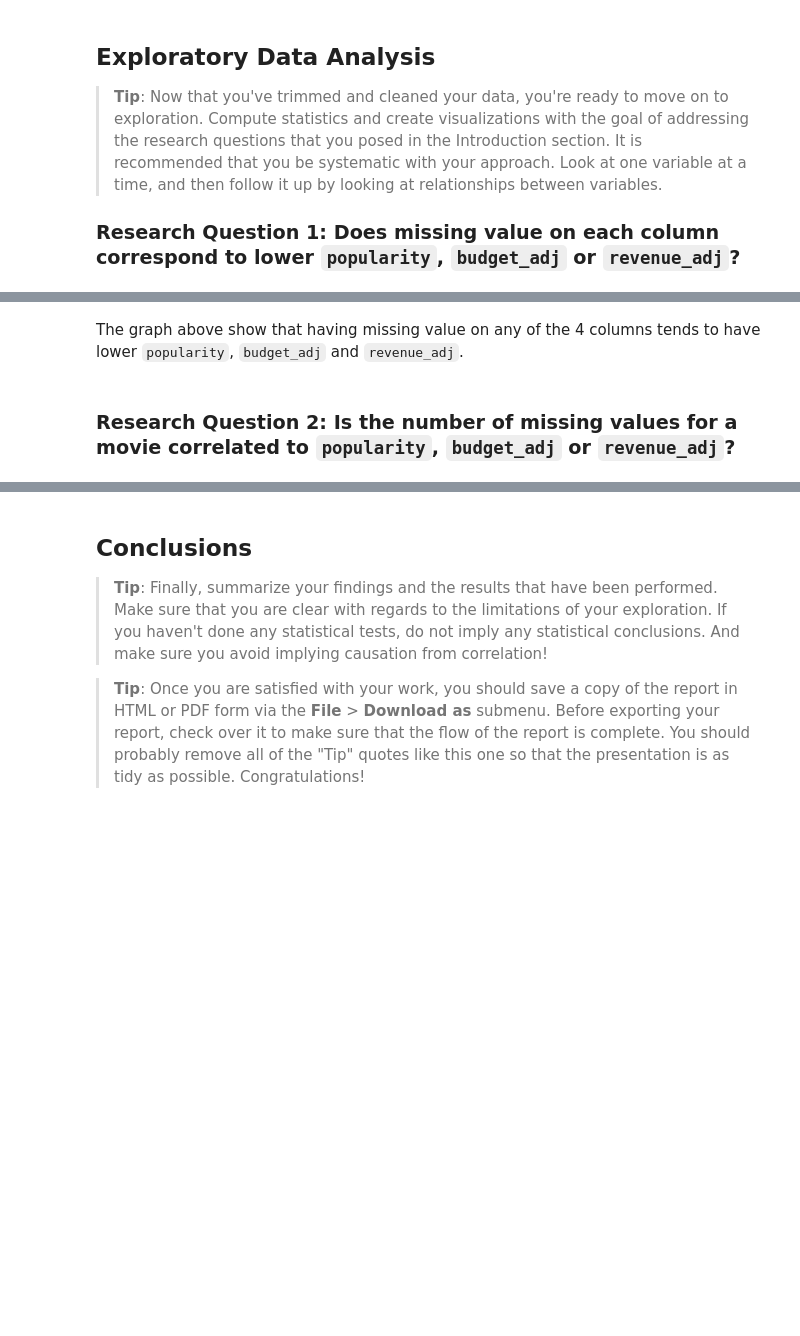
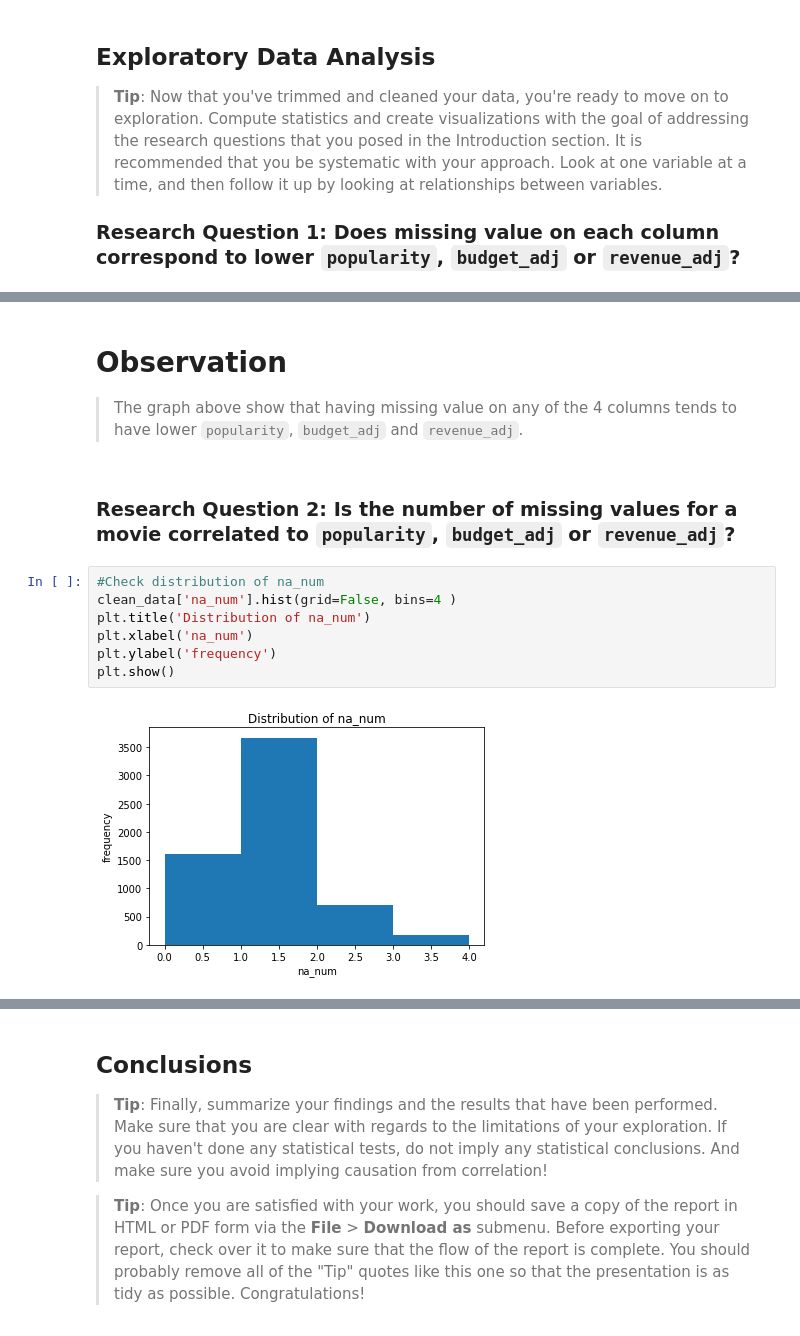
Before and after one commit to ohnozzy/udacity-tmdb-report, a Jupyter notebook: investigate-imdb-dataset.ipynb, the cells around one changed output, grey strips where cells are left out. Saved outputs shown, nothing was run; the diff lists cells and outputs as text; blank space fills up the shorter version.

```diff
--- a/investigate-imdb-dataset.ipynb
+++ b/investigate-imdb-dataset.ipynb
@@ -209,5 +239,14 @@ True                          0.930095  3.174287e+07  9.324886e+07
 # %% [markdown]
-
-The graph above show that having missing value on any of the 4 columns tends to have lower `popularity`, `budget_adj` and `revenue_adj`.
+# Observation
+> The graph above show that having missing value on any of the 4 columns tends to have lower `popularity`, `budget_adj` and `revenue_adj`.
 # %% [markdown]
 ### Research Question 2:  Is the number of missing values for a movie correlated to `popularity`, `budget_adj` or `revenue_adj`?
+# %%
+#Check distribution of na_num
+clean_data['na_num'].hist(grid=False, bins=4 )
+plt.title('Distribution of na_num')
+plt.xlabel('na_num')
+plt.ylabel('frequency')
+plt.show()
+# %% [output]
+[figure, added]
```
Also changed, not shown: parts of 19 cells of this notebook, 1 other file.
